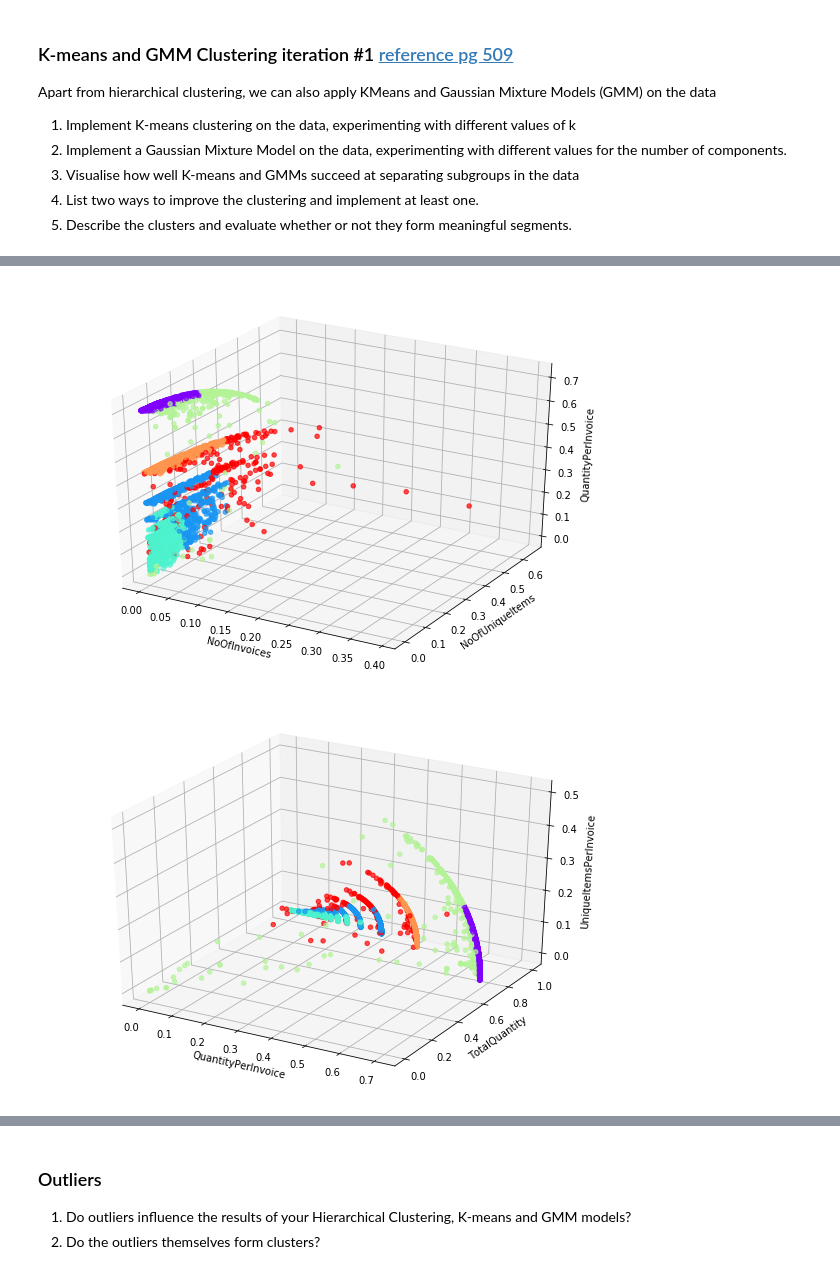
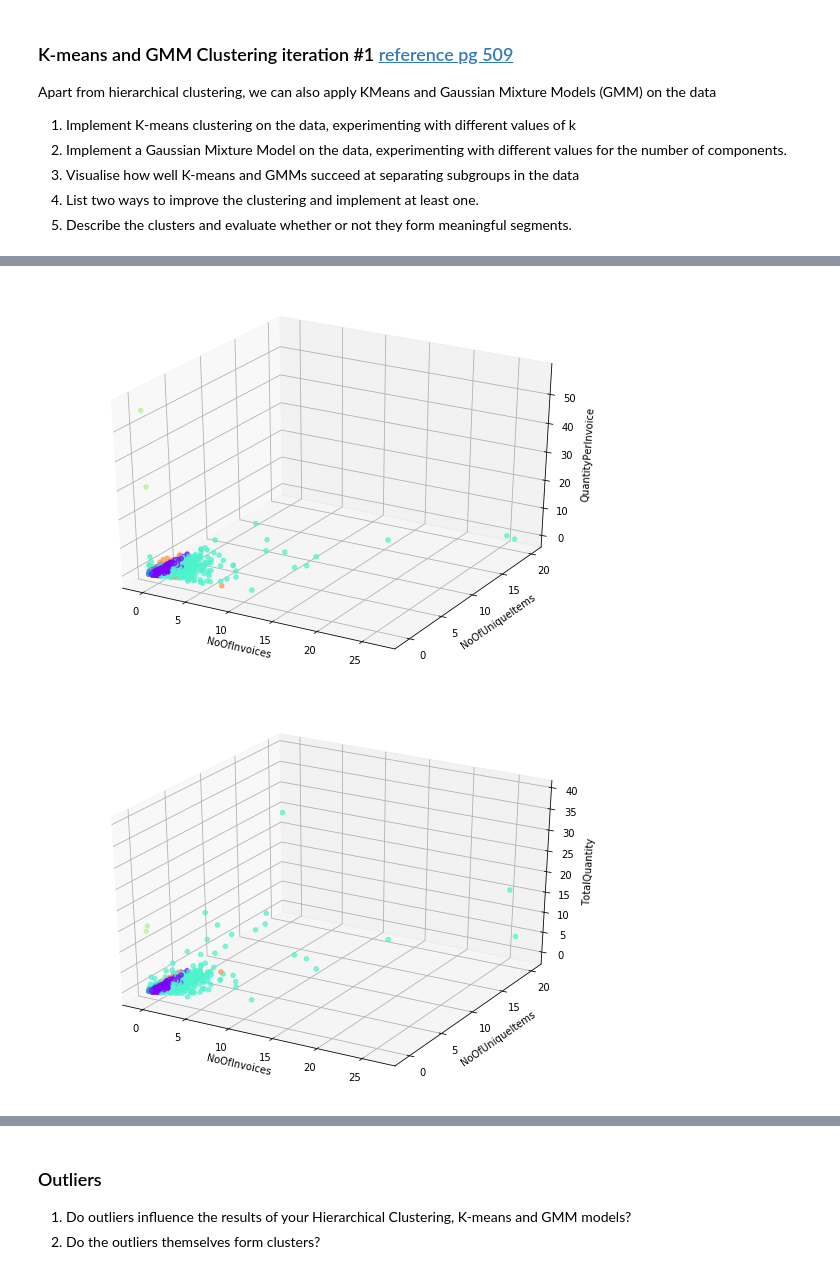
Before and after one commit to nickyeolk/aiap_projects, a Jupyter notebook: aiap-week3/Part 1 Notebook I.ipynb, the cells around one changed output, grey strips where cells are left out. Cells and saved outputs as stored; diff of their text form; code cells hidden in the pictures.

```diff
--- a/aiap-week3/Part 1 Notebook I.ipynb
+++ b/aiap-week3/Part 1 Notebook I.ipynb
@@ -215,22 +212,35 @@ df_new.to_pickle('./data/engineered_df.pkl')
 3. List two ways to improve the clustering and implement at least one. Track the results of the first iteration and second iteration (whether with Excel, TextEdit or within this notebook itself).
 4. Describe the clusters you selected and evaluate whether or not they form meaningful segments.
 # %%
-%matplotlib qt
-# %matplotlib inline
 from scipy.cluster.hierarchy import dendrogram, linkage
 from sklearn.cluster import AgglomerativeClustering
 from mpl_toolkits.mplot3d import axes3d
 from sklearn.preprocessing import StandardScaler
 from sklearn.preprocessing import normalize
+from sklearn.cluster import KMeans
+from sklearn.mixture import GaussianMixture
+from sklearn.metrics import silhouette_score, calinski_harabaz_score#, davies_bouldin_score
+from sklearn.manifold import TSNE
+from sklearn.decomposition import PCA
 df_clus = pd.read_pickle('./data/engineered_df.pkl')
 
+'''Prep data here'''
+# features = [ 'NoOfUniqueItems', 'TotalQuantity','UnitPriceMean','UnitPriceStd']
+features = df_clus.columns
+X = df_clus[features]
+labelList = X.index
+X = StandardScaler().fit_transform(X)
+# X = normalize(X)
 
-features = ['QuantityPerInvoice','UniqueItemsPerInvoice']
-features = df_clus.columns
-labelList = df_clus.index
-X = df_clus[features]
-# X = StandardScaler().fit_transform(X)
-X = normalize(X)
+df_inlier = df_clus[(df_clus['NoOfInvoices']<=5)&(df_clus['NoOfUniqueItems']<=77)&(df_clus['QuantityPerInvoice']<=270)& \
+                   (df_clus['TotalQuantity']<=989.75)&(df_clus['UniqueItemsPerInvoice']<=24) & \
+                   (df_clus['UnitPriceMean']<=3.8325) & (df_clus['UnitPriceStd']<=3.55)]
+# features = [ 'NoOfUniqueItems', 'TotalQuantity','UnitPriceMean','UnitPriceStd']
+features_X2 = df_inlier.columns
+X2 = df_inlier[features_X2]
+labelList_X2 = X2.index
+X2 = StandardScaler().fit_transform(X2)
+
 
 def make_figure(X,labels,axii=[0,1,2],rotate=False):
     fig = plt.figure(figsize=(10, 7))
@@ -262,7 +272,3 @@ def make_clustering(X,nclusters):
     make_figure(X,cluster.labels_)
 
     return cluster
-
-
-make_dendogram(X)
-cluster = make_clustering(X,6)
@@ -313,23 +312,18 @@ do_kmeans(X)
 # %%
-from sklearn.mixture import GaussianMixture
 def do_gmm(X):
     gmm = GaussianMixture(n_components=6, covariance_type='full', tol=0.001, reg_covar=1e-06, \
                           max_iter=100, n_init=1, init_params='kmeans', weights_init=None, \
                           means_init=None, precisions_init=None, random_state=None, warm_start=False, \
                           verbose=0, verbose_interval=10)
     gmm.fit(X)
     something = gmm.predict(X)
     make_figure(X,something,axii=[0,1,2])
-    make_figure(X,something,axii=[2,3,4])
-    make_figure(X,something,axii=[3,4,5])
-    make_figure(X,something,axii=[4,5,6])
-    make_figure(X,something,axii=[0,5,6])
-    make_figure(X,something,axii=[2,5,6])
-    make_figure(X,something,axii=[0,3,4])
-    make_figure(X,something,axii=[0,3,6])
+    make_figure(X,something,axii=[0,1,3])
+    make_figure(X,something,axii=[0,2,3])
+    make_figure(X,something,axii=[1,2,3])
     return gmm
 
 gmm = do_gmm(X)
 # %% [output]
-[figure, old version]
+[figure, new version]
-[figure, old version]
+[figure, new version]
```
Also changed, not shown: parts of 20 cells of this notebook.
